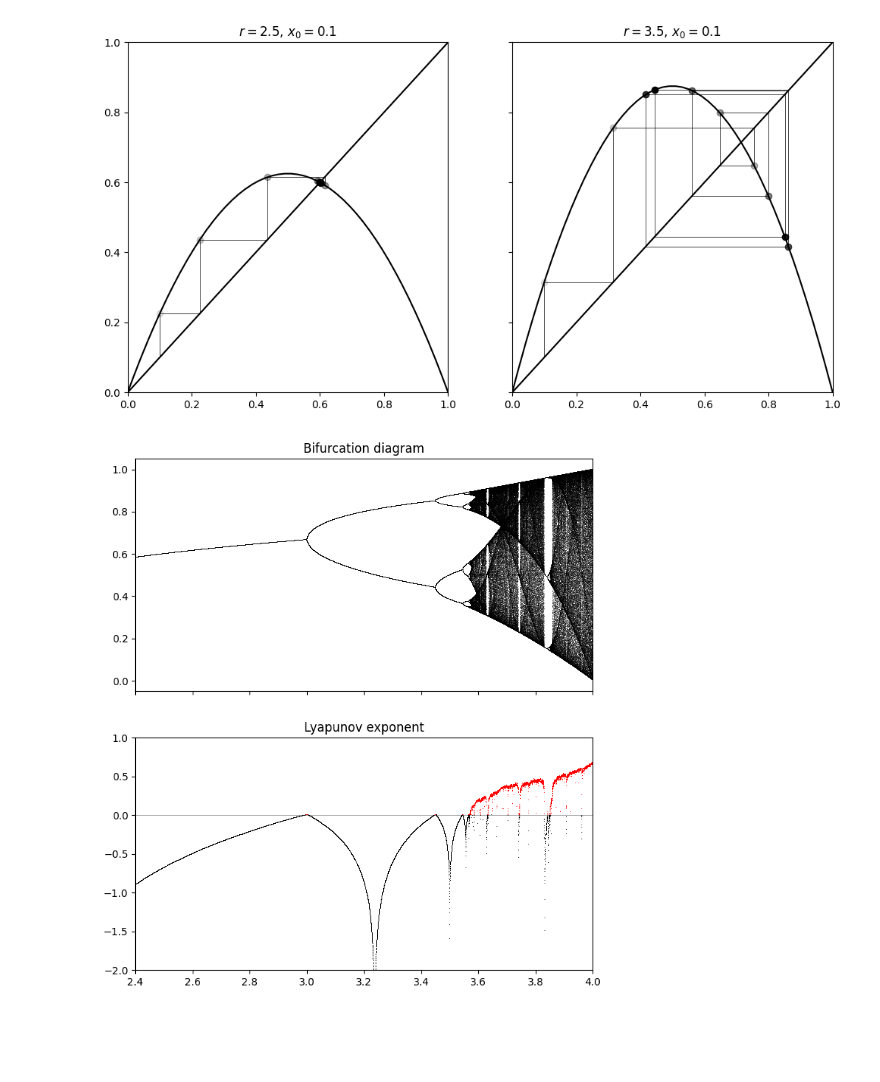
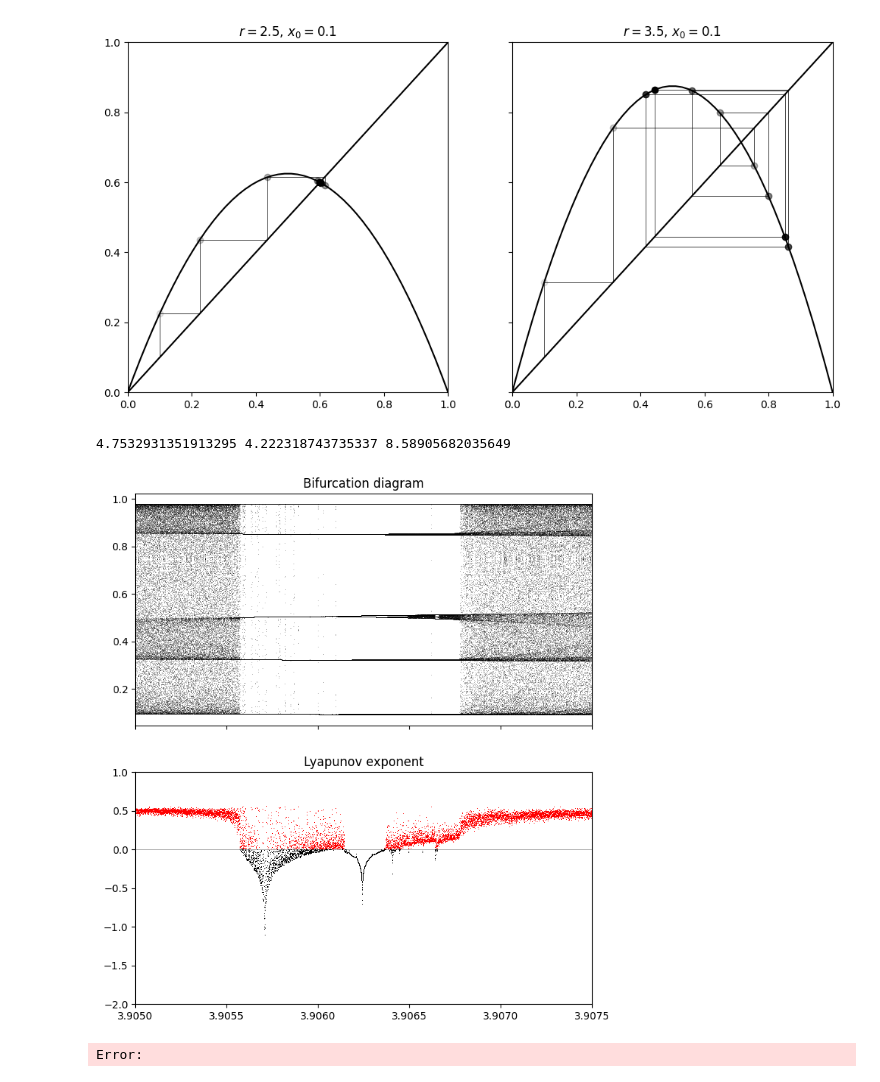
Before and after one commit to peter-clark/nonlinear-dynamics, a Jupyter notebook: 2-Maps-II/plot_map_bifurcation.ipynb, the cells around one changed output. Cells and saved outputs as stored; diff of their text form; code cells hidden in the pictures; blank space fills up the shorter version.

```diff
--- a/2-Maps-II/plot_map_bifurcation.ipynb
+++ b/2-Maps-II/plot_map_bifurcation.ipynb
@@ -58,31 +44,73 @@ lyapunov = np.zeros(n)
 # %%
+## Select and initialize values for Bifurcation Plot ##
+rmin=3.9050
+rmax=3.9075
+n=10000 #values of r to simulate
+
+r = np.linspace(rmin, rmax, n) # build r array
+
+iterations = 500 # how many iterates
+k = 20 # plot points for last k iterations
+
+x0 = 1e-5*np.ones(n)
+x0=np.linspace(0.4,0.6,n)
+lyapunov = np.zeros(n)
+
+
 ## plot bifurcation and lyapunov diagrams ##
 fig, (ax1, ax2) = plt.subplots(2, 1, figsize=(8, 9), sharex=True)
+x = x0
 
-x=x0
-
+trace = []
 # bifurcation
 for i in range(iterations):
     x=logistic(r, x)
+    trace.append(x)
     lyapunov += np.log(abs(r - 2 * r * x))
 
     # plot final points to see asymptomatic behavior
-    if i > iterations-k:
-        ax1.plot(r, x ,',k', alpha=0.3)
+    if i >= iterations-k:
+        ax1.plot(r, x ,',k', alpha=0.3, ms=.1)
+
+trace=np.array(trace, dtype=float)
+trace=trace.T
+trace=trace[:,-16:]
+diff = []
+""" for i in range(n):
+    temp=[]
+    for j in range(15):
+        temp.append(np.round(np.abs(trace[i][j+1]-trace[i][j]),6))
+        #print(f"{temp[j]:.4f}", end=' ')
+
+    #print()
+    diff.append(temp) """
+
+feigenbaum=[]
 
 ax1.set_xlim(rmin, rmax)
 ax1.set_title("Bifurcation diagram")
 
 ax2.axhline(0,color='k', linewidth=0.5, alpha=0.5)
+""" for i in range(len(r[lyapunov>=-0.1])):
+    print(f"{np.round(r[lyapunov>=-0.1][i],6)}  {np.round(lyapunov[lyapunov>=-0.1][i],6)}") """
 
-
-ax2.plot(r[lyapunov<0], lyapunov[lyapunov<0]/iterations, ',k')
-ax2.plot(r[lyapunov>=0], lyapunov[lyapunov>=0]/iterations, ',r')
-
+ax2.plot(r[lyapunov<0], (lyapunov[lyapunov<0]/iterations), ',k')
+ax2.plot(r[lyapunov>=0], (lyapunov[lyapunov>=0]/iterations), ',r')
 ax2.set_xlim(rmin, rmax)
 ax2.set_ylim(-2, 1)
 ax2.set_title("Lyapunov exponent")
 #plt.tight_layout()
+b1=(3.001247+2.995485)/2
+b2=(3.450326+3.447445)/2
+b3=(3.544671+3.542661)/2
+b4=(3.568392+3.563835)/2
+b5=(3.568995+3.568459)/2
+f = (b2-b1)/(b3-b2)
+f1 = (b3-b2)/(b4-b3)
+f2 = (b4-b3)/(b5-b4)
+print(f"{f} {f1} {f2}")
 plt.show()
 # %% [output]
+4.7532931351913295 4.222318743735337 8.58905682035649
-[figure, old version]
+[figure, new version]
+Error:
```
Also changed, not shown: parts of 4 cells of this notebook, 11 other files.
